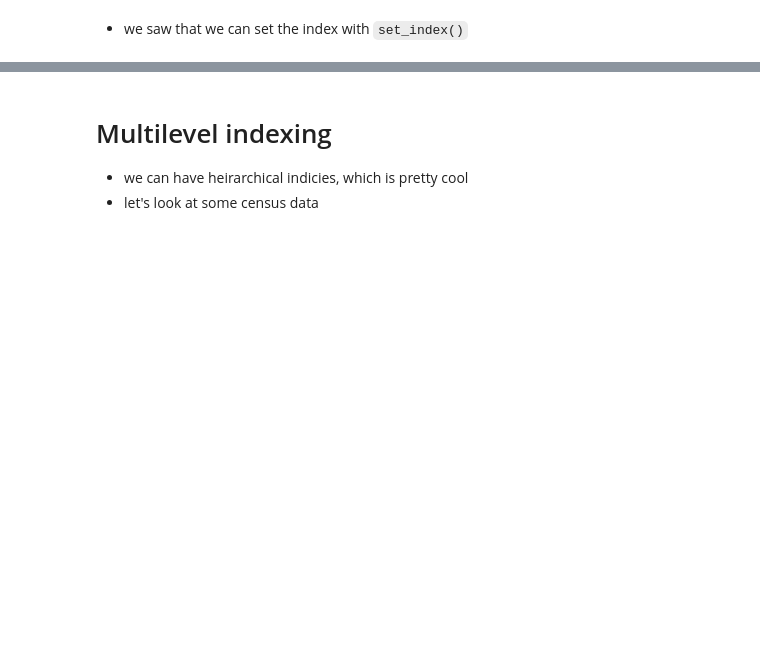
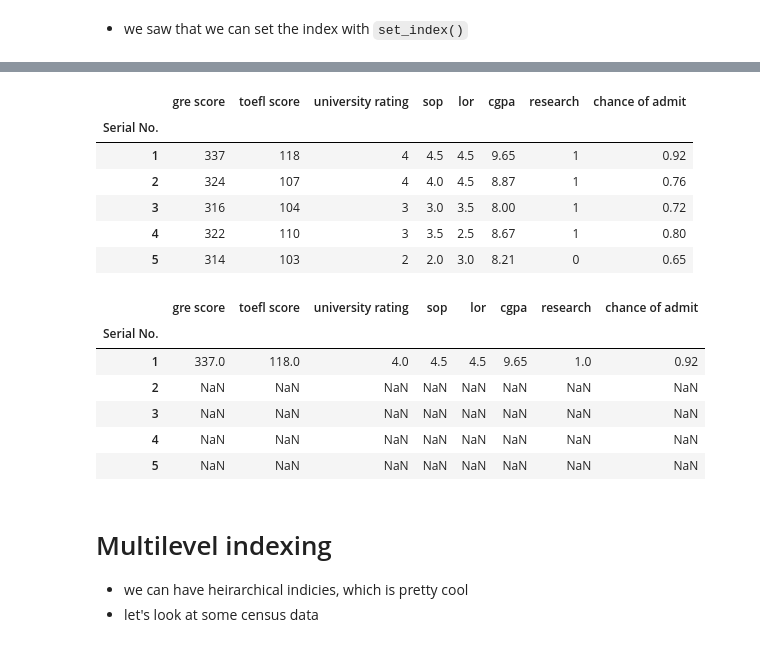
Before and after one commit to cab938/si330_fa20, a Jupyter notebook: 6_querying_dataframes.ipynb, the cells around one changed output, grey strips where cells are left out. Saved outputs shown, nothing was run; the diff lists cells and outputs as text; code cells hidden in the pictures; blank space fills up the shorter version.

```diff
--- a/6_querying_dataframes.ipynb
+++ b/6_querying_dataframes.ipynb
@@ -61,6 +162,23 @@ df.set_index('lor').head()
 # %%
 # of course, this didn't actually change our previous dataframe, right?
-df.head()
+display(df.head())
+ndf=df.where(df["sop"]>4.1)
+ndf.head()
+# %% [output]
+|  | gre score | toefl score | university rating | sop | lor | cgpa | research | chance of admit |
+| Serial No. |  |  |  |  |  |  |  |  |
+| 1 | 337 | 118 | 4 | 4.5 | 4.5 | 9.65 | 1 | 0.92 |
+| 2 | 324 | 107 | 4 | 4.0 | 4.5 | 8.87 | 1 | 0.76 |
+| 3 | 316 | 104 | 3 | 3.0 | 3.5 | 8.00 | 1 | 0.72 |
+| 4 | 322 | 110 | 3 | 3.5 | 2.5 | 8.67 | 1 | 0.80 |
+| 5 | 314 | 103 | 2 | 2.0 | 3.0 | 8.21 | 0 | 0.65 |
+|  | gre score | toefl score | university rating | sop | lor | cgpa | research | chance of admit |
+| Serial No. |  |  |  |  |  |  |  |  |
+| 1 | 337.0 | 118.0 | 4.0 | 4.5 | 4.5 | 9.65 | 1.0 | 0.92 |
+| 2 | NaN | NaN | NaN | NaN | NaN | NaN | NaN | NaN |
+| 3 | NaN | NaN | NaN | NaN | NaN | NaN | NaN | NaN |
+| 4 | NaN | NaN | NaN | NaN | NaN | NaN | NaN | NaN |
+| 5 | NaN | NaN | NaN | NaN | NaN | NaN | NaN | NaN |
 # %% [markdown]
 # Multilevel indexing
 * we can have heirarchical indicies, which is pretty cool
```
Also changed, not shown: parts of 22 cells of this notebook, 2 other files.
